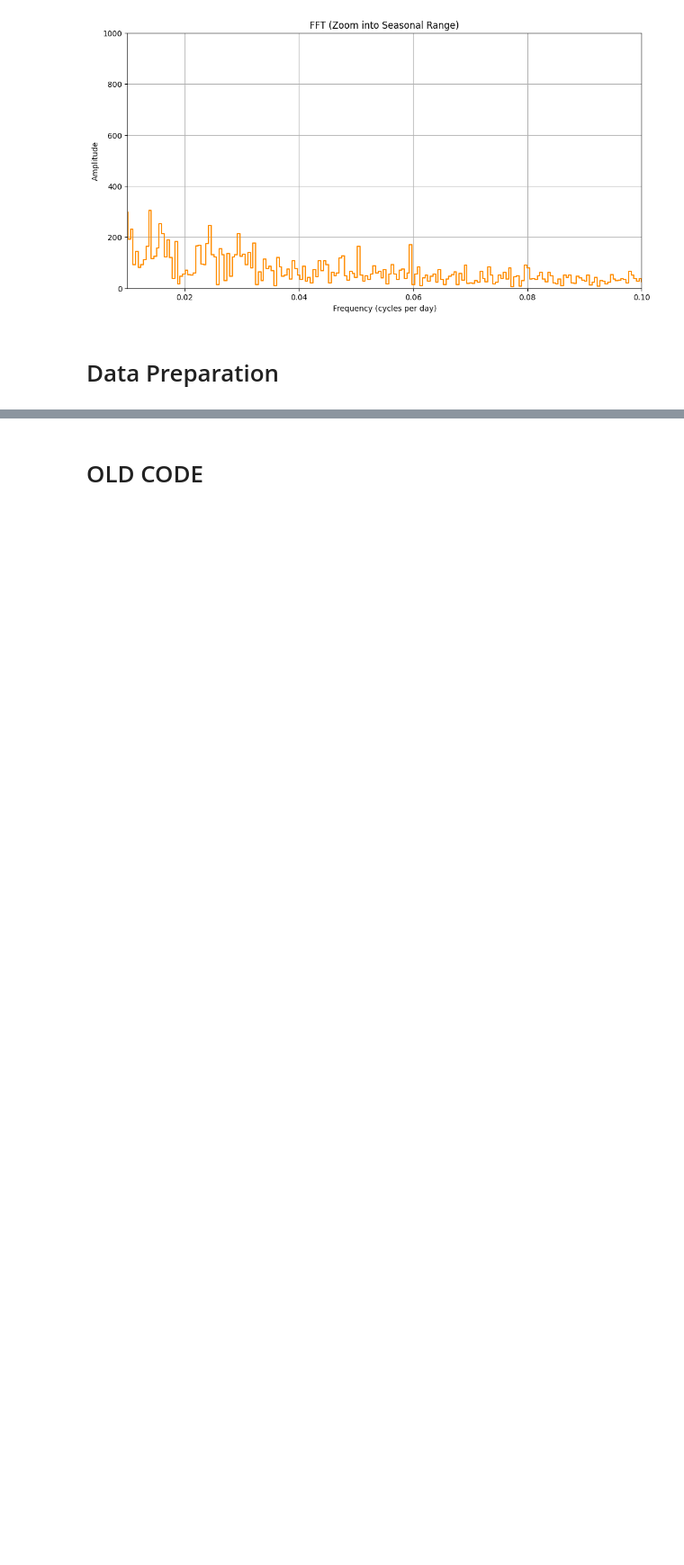
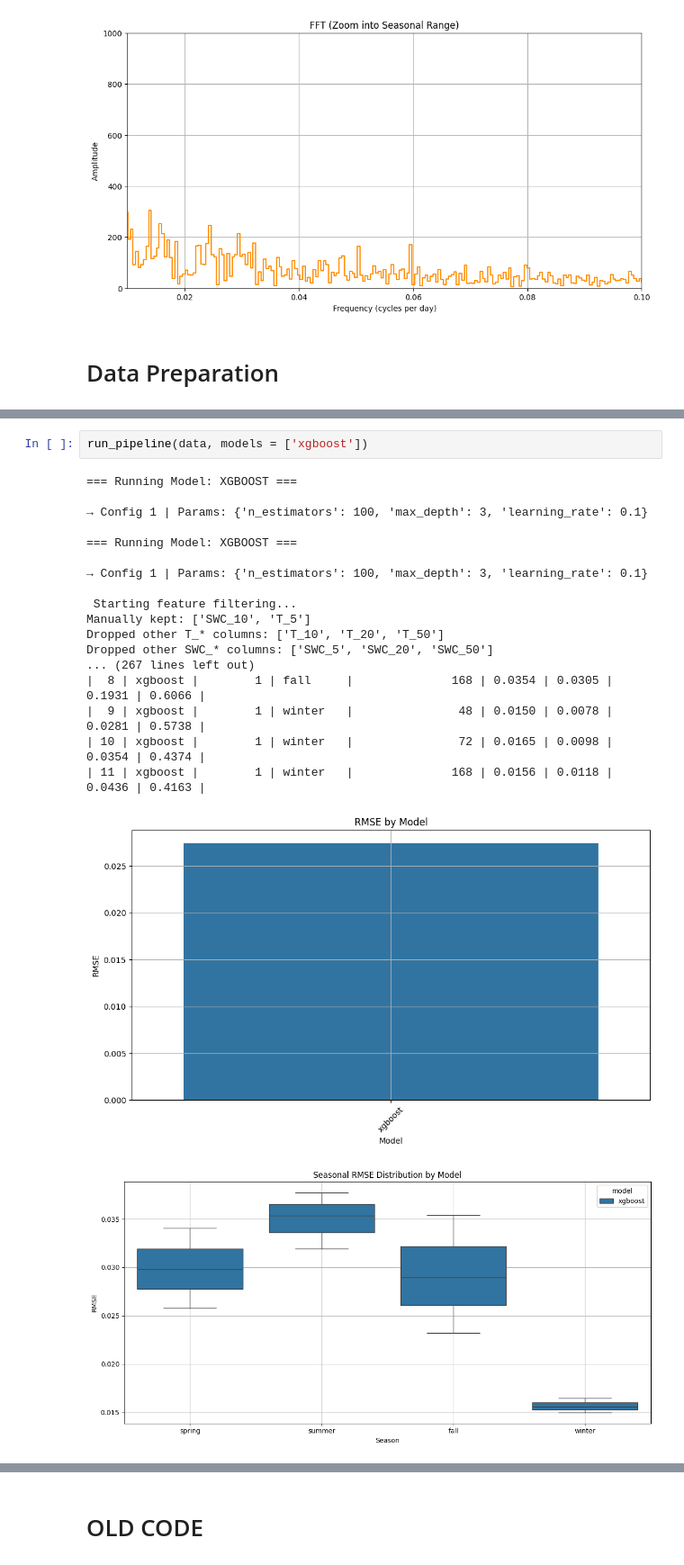
Before and after one commit to kiat/tx-soil-moisture, a Jupyter notebook: mnk_model_comparison/mnk_model_comparison.ipynb, the cells around one changed output, grey strips where cells are left out. Shown at 90% size. Drawn from its saved outputs; the diff is of its cells as text; blank space fills up the shorter version.

Commit message:
Pipeline improvement - added models and clear season comparison

```diff
--- a/mnk_model_comparison/mnk_model_comparison.ipynb
+++ b/mnk_model_comparison/mnk_model_comparison.ipynb
@@ -419,0 +162,22 @@ def run_pipeline(data, model_fn_map, default_params, param_grid_map, model_meta)
+# %%
+run_pipeline(data, models = ['xgboost'])
+# %% [output]
+=== Running Model: XGBOOST ===
+
+→ Config 1 | Params: {'n_estimators': 100, 'max_depth': 3, 'learning_rate': 0.1}
+
+=== Running Model: XGBOOST ===
+
+→ Config 1 | Params: {'n_estimators': 100, 'max_depth': 3, 'learning_rate': 0.1}
+
+ Starting feature filtering...
+Manually kept: ['SWC_10', 'T_5']
+Dropped other T_* columns: ['T_10', 'T_20', 'T_50']
+Dropped other SWC_* columns: ['SWC_5', 'SWC_20', 'SWC_50']
+... (267 lines left out)
+|  8 | xgboost |        1 | fall     |              168 | 0.0354 | 0.0305 | 0.1931 | 0.6066 |
+|  9 | xgboost |        1 | winter   |               48 | 0.0150 | 0.0078 | 0.0281 | 0.5738 |
+| 10 | xgboost |        1 | winter   |               72 | 0.0165 | 0.0098 | 0.0354 | 0.4374 |
+| 11 | xgboost |        1 | winter   |              168 | 0.0156 | 0.0118 | 0.0436 | 0.4163 |
+[figure, added]
+[figure, added]
```
Also changed, not shown: parts of 13 cells of this notebook, 4 other files.
